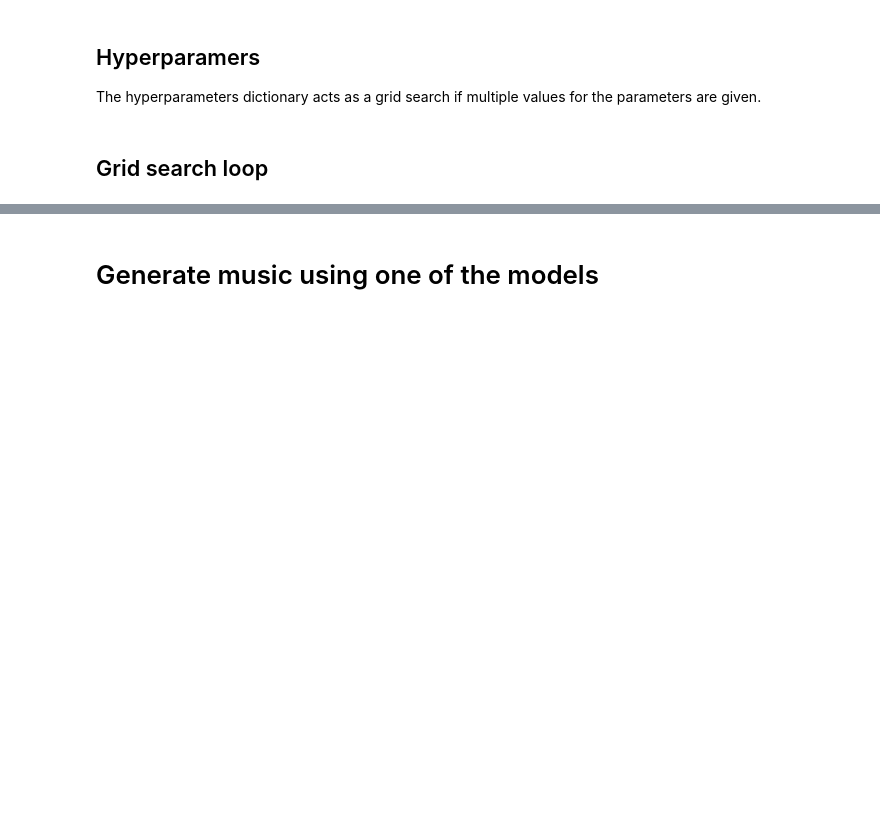
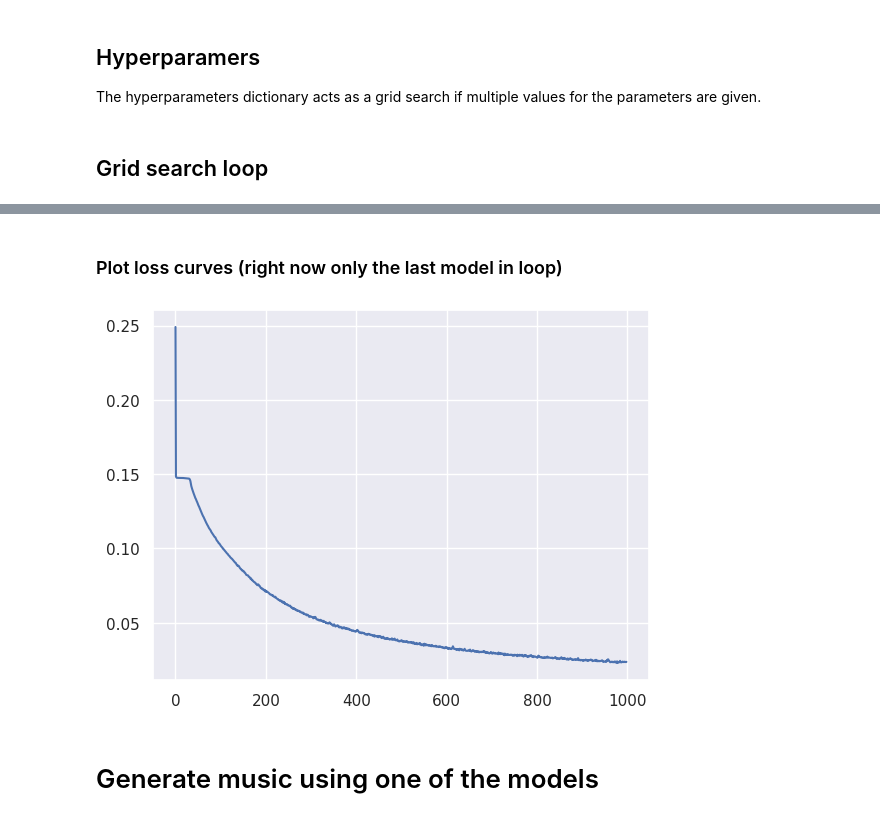
Before and after one commit to hkolstee/Bach_LSTM_music_generation, a Jupyter notebook: LSTM_bach.ipynb, the cells around one changed output, grey strips where cells are left out. Drawn from its saved outputs; the diff is of its cells as text; code cells hidden in the pictures; blank space fills up the shorter version.

```diff
--- a/LSTM_bach.ipynb
+++ b/LSTM_bach.ipynb
@@ -347,26 +352,31 @@ class LSTM_model(nn.Module):
 # %% [markdown]
 # Training loop
 # %%
-
 def training(model, train_loader:DataLoader, test_loader:DataLoader, nr_epochs, optimizer, loss_func, scheduler, stateful, writer):
-    # lowest train/test loss
+    # lowest train/test loss, train/test loss lists
     lowest_train_loss = np.inf
     lowest_test_loss = np.inf
+    train_losses = []
+    test_losses = []
+
+    # test_loss declaration untill assigned in model evaluation (used in progress bar print)
+    test_loss = "n/a"
 
     # training loop
     for epoch in range(1, nr_epochs):
-        # reset running loss
-        running_loss_train = 0
-        running_loss_test = 0
-
         # reset lstm hidden and cell state (stateful lstm = reset states once per sequence)
         # if not, reset automatically each forward call
         if stateful:
             model.reset_states(train_loader.batch_size)
 
+        # reset running loss
+        running_loss_train = 0
+        running_loss_test = 0
+
         # train loop
         model.train()
-        for i, (inputs, labels) in enumerate(tqdm(train_loader)):
+        # tqdm = progress bar utility
+        for i, (inputs, labels) in enumerate(progress_bar := tqdm(train_loader, desc = f"Epoch {epoch}")):
             # reset gradient function of weights
             optimizer.zero_grad()
             # forward
@@ -379,11 +389,16 @@ def training(model, train_loader:DataLoader, test_loader:DataLoader, nr_epochs,
             optimizer.step()
             # add to running loss
             running_loss_train += loss.item()
+
+            # add info to progress bar
+            progress_bar.set_postfix({"train_loss": (running_loss_train / (i + 1)),
+                                      "test_loss": test_loss})
         # learning rate scheduler step
         scheduler.step()
 
         # calc running loss
         train_loss = running_loss_train/len(train_loader)
+        train_losses.append(train_loss)
 
         # add loss to tensorboard
         writer.add_scalar("Running train loss", train_loss, epoch)
@@ -396,7 +411,7 @@ def training(model, train_loader:DataLoader, test_loader:DataLoader, nr_epochs,
 
         # Test evaluation
         if (test_loader):
-            model.eval()
+            # model.eval()
             with torch.no_grad():
                 for j, (inputs, labels) in enumerate(test_loader):
                     # forward pass
@@ -407,6 +422,7 @@ def training(model, train_loader:DataLoader, test_loader:DataLoader, nr_epochs,
 
             # calc running loss
             test_loss = running_loss_test/len(test_loader)
+            test_losses.append(test_loss)
 
             # add test loss to tensorboard
             writer.add_scalar("Running test loss", test_loss, epoch)
@@ -416,11 +432,13 @@ def training(model, train_loader:DataLoader, test_loader:DataLoader, nr_epochs,
                 lowest_test_loss = test_loss
                 torch.save(model.state_dict(), "models/model" + str(train_loader.dataset.x.shape[1]) + str(model.hidden_size) + str(model.conv_channels) + "test" + ".pth")
 
-        # print training running loss and add to tensorboard
-        print("Epoch:", epoch, "  Train loss:", train_loss,
-                                ", Test loss:", test_loss if test_loader else "Not available")
+    # save hparams along with lowest train/test losses
+    writer.add_hparams(
+        {"window_size": train_loader.dataset.x.shape[1], "hidden_size": model.hidden_size, "conv_channels": model.conv_channels},
+        {"MinTrainLoss": lowest_train_loss, "MinTestLoss": lowest_test_loss},
+    )
 
-    return lowest_train_loss, lowest_test_loss
+    return train_losses, test_losses
 # %% [markdown]
 ## Hyperparamers
 The hyperparameters dictionary acts as a grid search if multiple values for the parameters are given.
@@ -503,3 +510,14 @@ KeyboardInterrupt:
+# %% [markdown]
+### Plot loss curves (right now only the last model in loop)
+# %%
+# initialze theme
+sns.set_theme()
+# plot both train and test loss
+sns.lineplot(train_losses)
+sns.lineplot(test_losses)
+plt.show()
+# %% [output]
+[figure, added]
 # %% [markdown]
 # Generate music using one of the models
 # %% [markdown]
```
Also changed, not shown: parts of 5 cells of this notebook, 1 other file.
